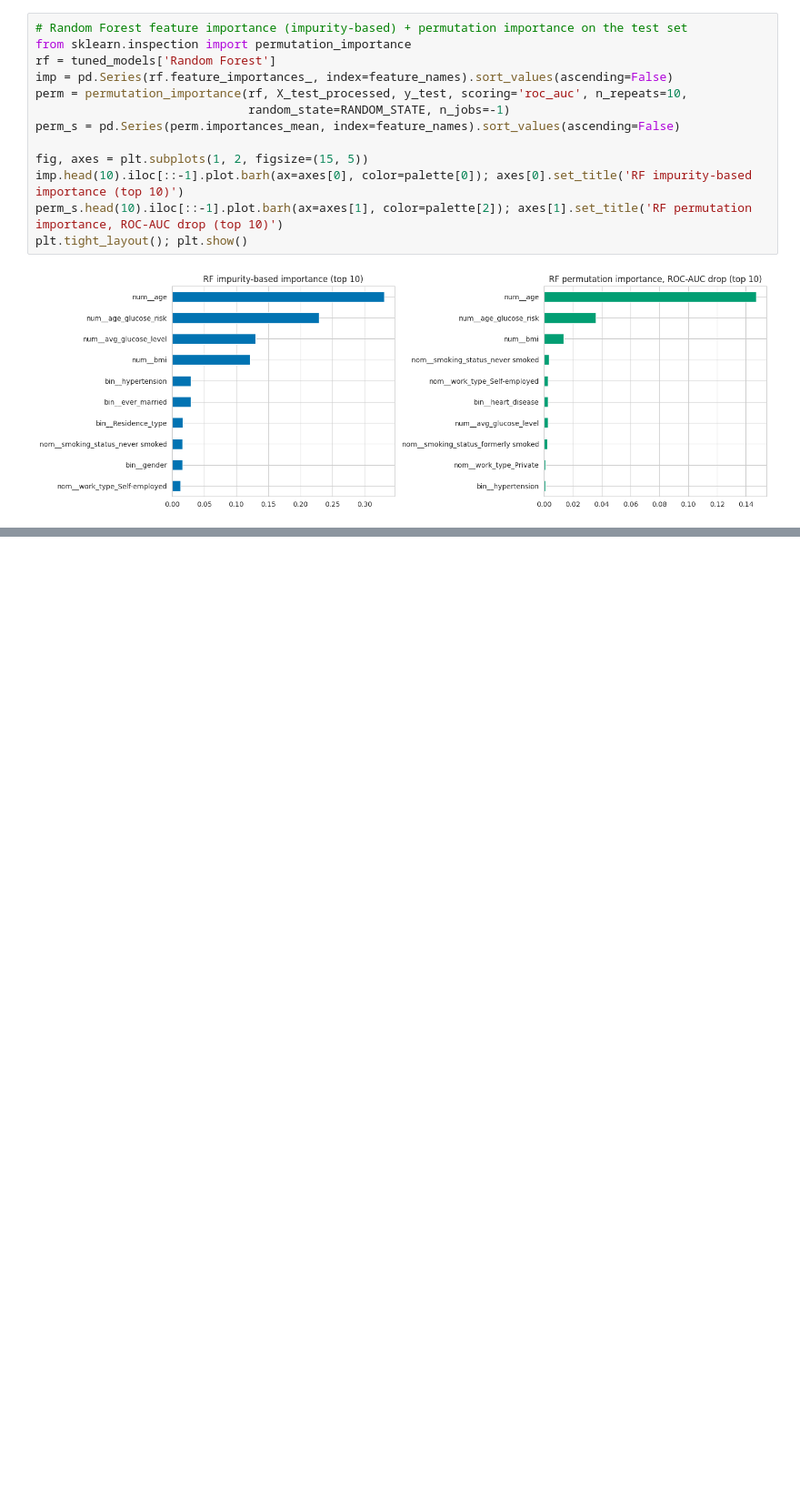
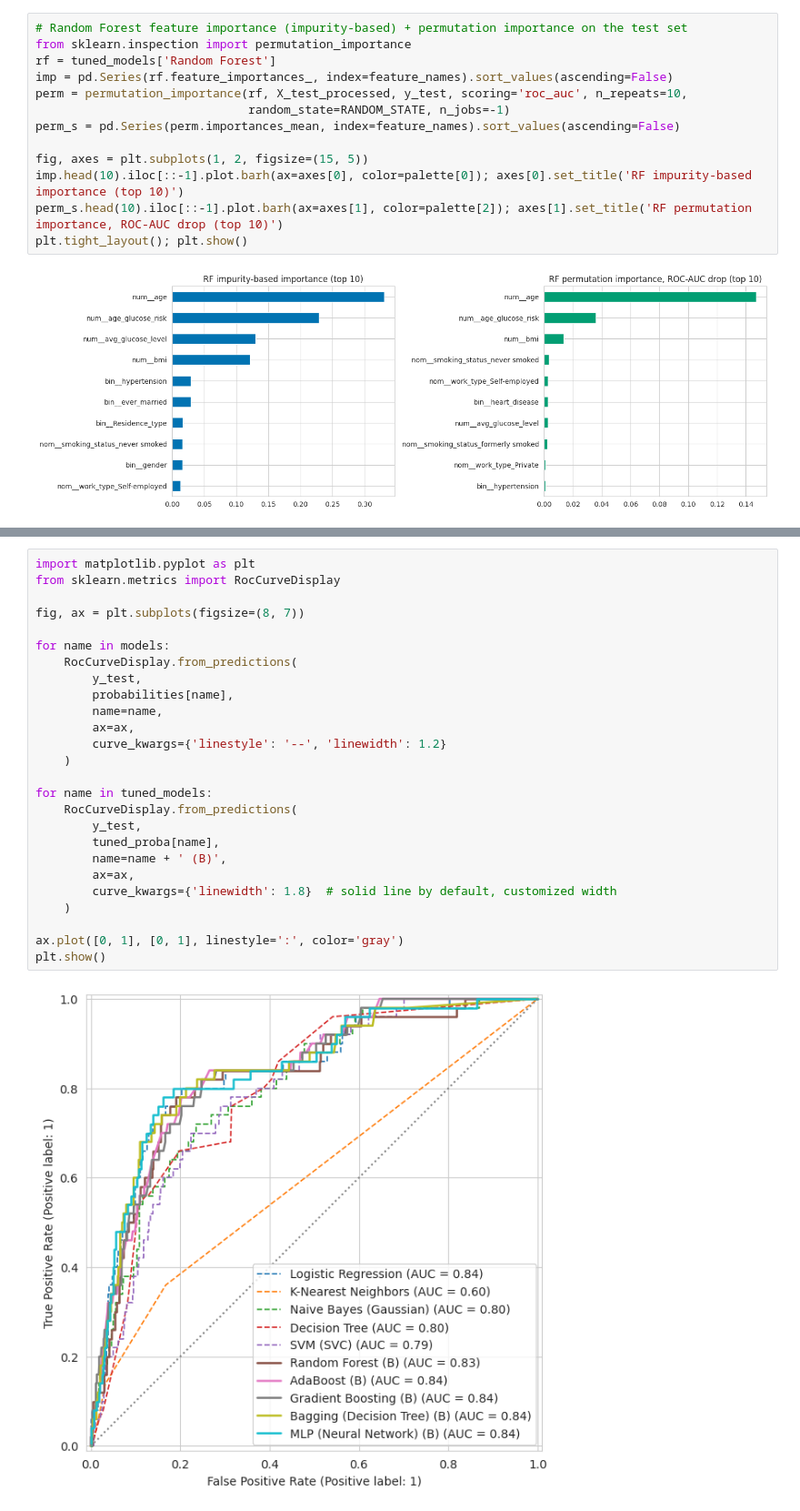
Before and after one commit to Isvarr/capstone_ml, a Jupyter notebook: classification_stroke_partA.ipynb, the cells around one changed output, grey strips where cells are left out. Shown at 91% size. Drawn from its saved outputs; the diff is of its cells as text; blank space fills up the shorter version.

```diff
--- a/classification_stroke_partA.ipynb
+++ b/classification_stroke_partA.ipynb
@@ -736,0 +804,28 @@ plt.tight_layout(); plt.show()
+# %%
+import matplotlib.pyplot as plt
+from sklearn.metrics import RocCurveDisplay
+
+fig, ax = plt.subplots(figsize=(8, 7))
+
+for name in models:
+    RocCurveDisplay.from_predictions(
+        y_test,
+        probabilities[name],
+        name=name,
+        ax=ax,
+        curve_kwargs={'linestyle': '--', 'linewidth': 1.2}
+    )
+
+for name in tuned_models:
+    RocCurveDisplay.from_predictions(
+        y_test,
+        tuned_proba[name],
+        name=name + ' (B)',
+        ax=ax,
+        curve_kwargs={'linewidth': 1.8}  # solid line by default, customized width
+    )
+
+ax.plot([0, 1], [0, 1], linestyle=':', color='gray')
+plt.show()
+# %% [output]
+[figure, added]
```
Also changed, not shown: parts of 12 cells of this notebook.
